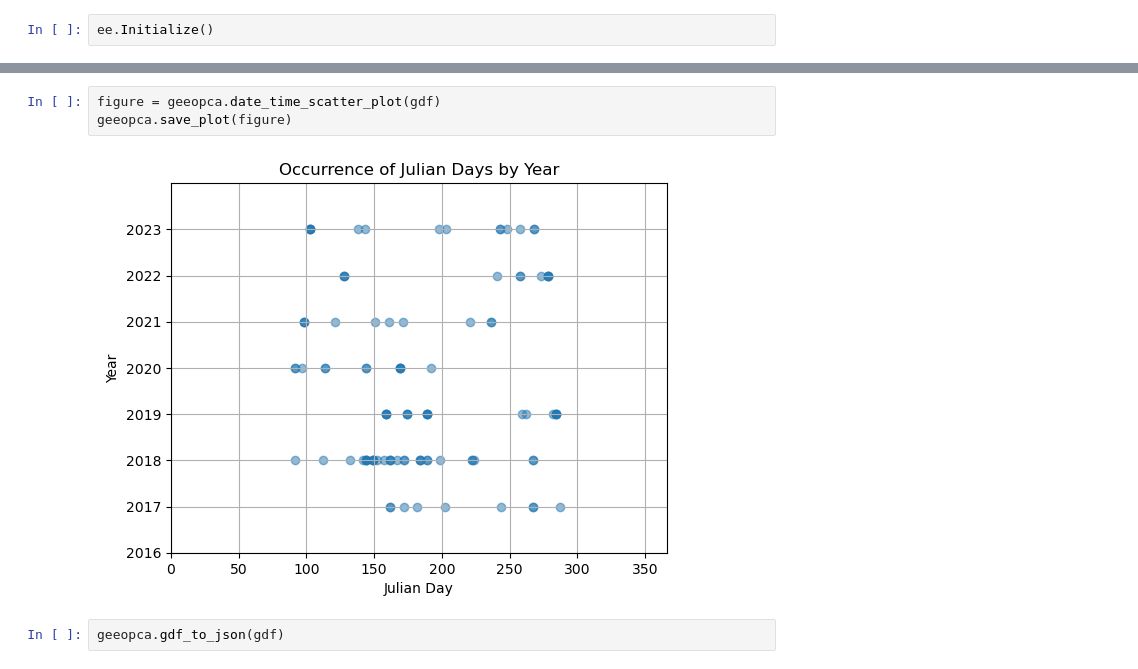
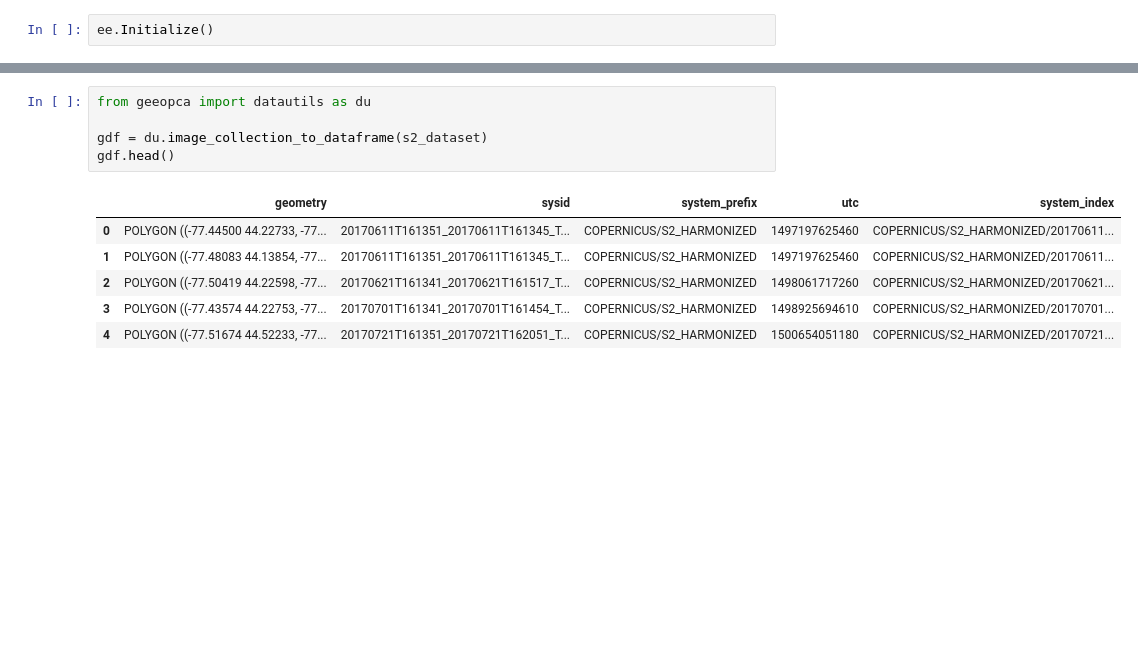
Before and after one commit to Hamilton97/geeopca, a Jupyter notebook: docs/examples/01_data_processing.ipynb, the cells around one changed output, grey strips where cells are left out. Cells and saved outputs as stored; diff of their text form; blank space fills up the shorter version.

```diff
--- a/docs/examples/01_data_processing.ipynb
+++ b/docs/examples/01_data_processing.ipynb
@@ -52,7 +23,12 @@ gdf.head()
-# %%
-figure = geeopca.date_time_scatter_plot(gdf)
-geeopca.save_plot(figure)
-# %% [output]
-[figure, removed]
-# %%
-geeopca.gdf_to_json(gdf)
+# %%
+from geeopca import datautils as du
+
+gdf = du.image_collection_to_dataframe(s2_dataset)
+gdf.head()
+# %% [output]
+|  | geometry | sysid | system_prefix | utc | system_index |
+| 0 | POLYGON ((-77.44500 44.22733, -77... | 20170611T161351_20170611T161345_T... | COPERNICUS/S2_HARMONIZED | 1497197625460 | COPERNICUS/S2_HARMONIZED/20170611... |
+| 1 | POLYGON ((-77.48083 44.13854, -77... | 20170611T161351_20170611T161345_T... | COPERNICUS/S2_HARMONIZED | 1497197625460 | COPERNICUS/S2_HARMONIZED/20170611... |
+| 2 | POLYGON ((-77.50419 44.22598, -77... | 20170621T161341_20170621T161517_T... | COPERNICUS/S2_HARMONIZED | 1498061717260 | COPERNICUS/S2_HARMONIZED/20170621... |
+| 3 | POLYGON ((-77.43574 44.22753, -77... | 20170701T161341_20170701T161454_T... | COPERNICUS/S2_HARMONIZED | 1498925694610 | COPERNICUS/S2_HARMONIZED/20170701... |
+| 4 | POLYGON ((-77.51674 44.52233, -77... | 20170721T161351_20170721T162051_T... | COPERNICUS/S2_HARMONIZED | 1500654051180 | COPERNICUS/S2_HARMONIZED/20170721... |
```
Also changed, not shown: parts of 7 cells of this notebook, 4 other files.
